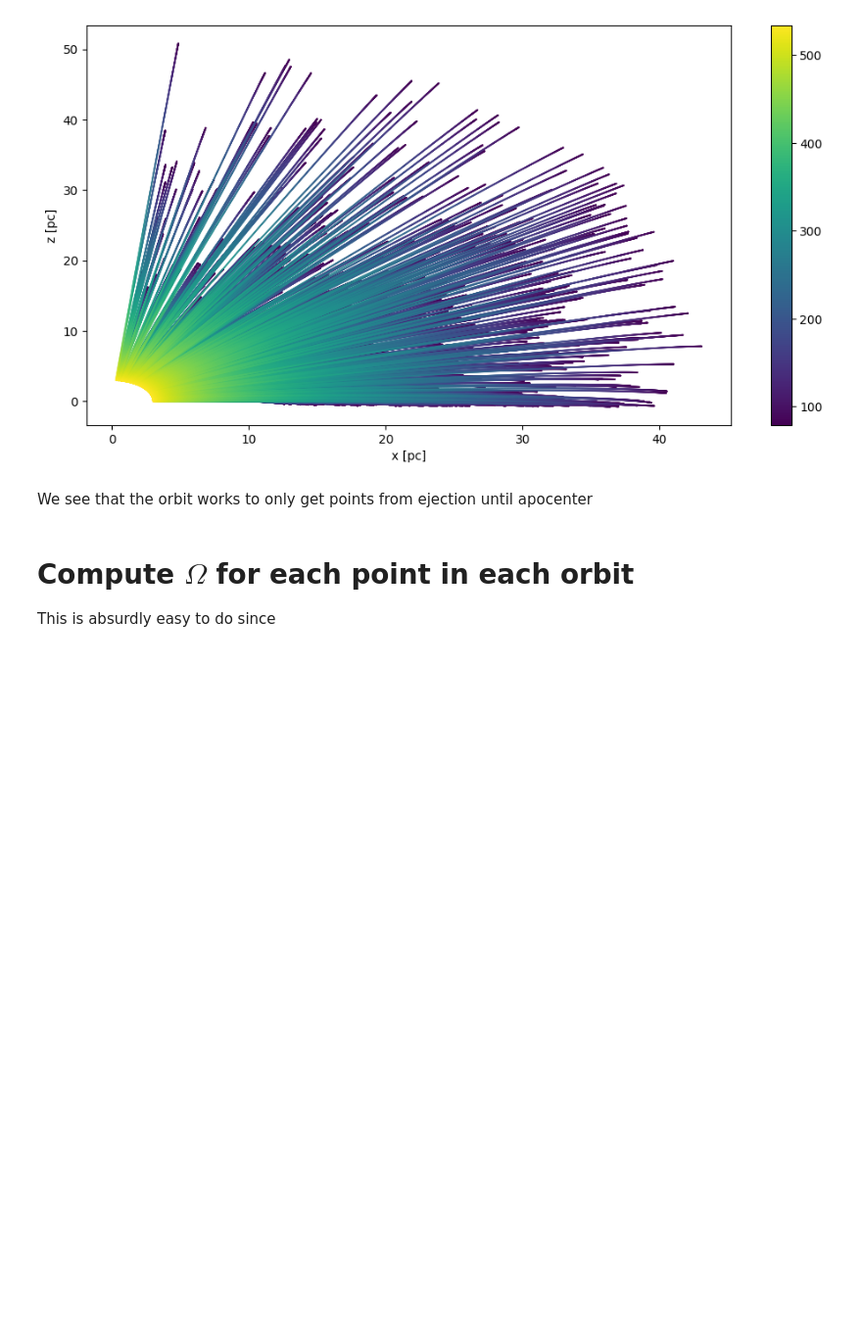
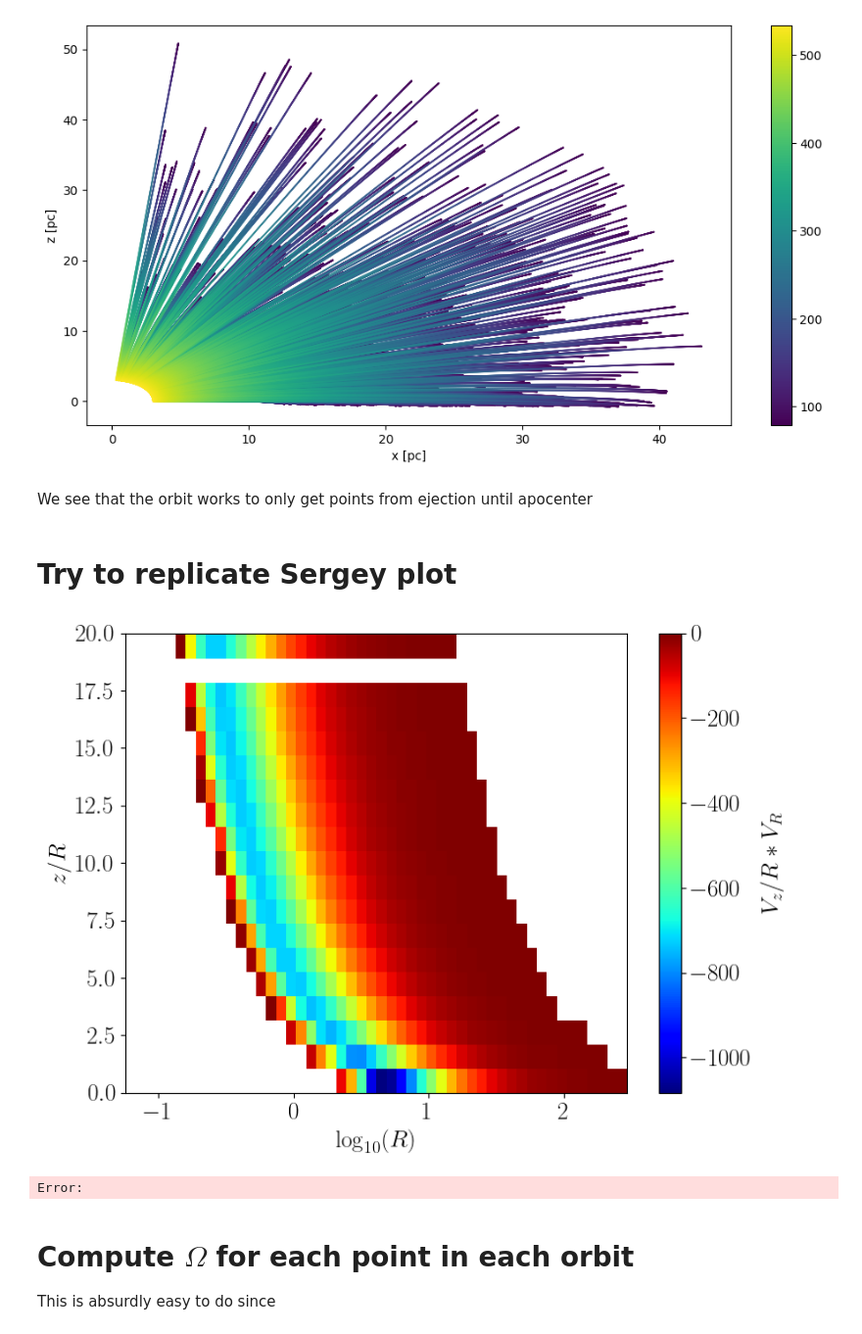
Before and after one commit to fawkez/HVS_1, a Jupyter notebook: Notebooks/implied_calculations/implied_distance_omega.ipynb, the cells around one changed output. Shown at 98% size. Cells and saved outputs as stored; diff of their text form; code cells hidden in the pictures; blank space fills up the shorter version.

Commit message:
went back to sergeys way

```diff
--- a/Notebooks/implied_calculations/implied_distance_omega.ipynb
+++ b/Notebooks/implied_calculations/implied_distance_omega.ipynb
@@ -267,6 +322,61 @@ plt.show()
 [figure]
 # %% [markdown]
 We see that the orbit works to only get points from ejection until apocenter
+# %% [markdown]
+# Try to replicate Sergey plot
+# %%
+R_sergey = (x**2 + y**2)**0.5
+VR_sergey = vx*R_sergey/x
+Vz_sergey = vz - vx*z/x # I do not understand this line
+
+
+
+# Choose how many bins you want in each dimension
+xbins = 50  # bins in z
+ybins = 50  # bins in log10(VR)
+
+# Flatten to go from (10000, 1000) to (10000000,)
+zf = z.flatten()
+VRf = VR_sergey.flatten()
+Vzf = Vz_sergey.flatten()
+Rf = R_sergey.flatten()
+
+
+from scipy.stats import binned_statistic_2d
+
+# Use binned_statistic_2d to compute the mean ratio in each (z, logVR) bin
+# statistic='mean' can also be 'median', 'count', 'sum', etc.
+stat, xedges, yedges, binnum = binned_statistic_2d(
+    y= zf/Rf, # to avoid log(0) we add a small number
+    x=np.log10(Rf),
+    values=Vzf/Rf*VRf,
+    statistic='mean',
+    bins=[xbins, ybins]
+)
+
+# 'stat' is a 2D array of the same shape as bins: (xbins, ybins)
+# We can plot it with pcolormesh (or imshow).
+plt.figure(figsize=(8, 6))
+# Note that stat is indexed as stat[ix, iy], but pcolormesh expects
+# xedges (length xbins+1) along the horizontal axis, yedges (length ybins+1)
+# along the vertical axis, so we transpose 'stat' in pcolormesh.
+plt.pcolormesh(xedges, yedges, stat.T, cmap='jet', shading='auto')#, vmin= 0, vmax= 2e3)
+
+# Colorbar labeling
+cb = plt.colorbar()
+cb.set_label(r'$V_z/R*V_R$ ')
+
+plt.xlabel(r'$\log_{10}(R)$')
+plt.ylabel(r'$z/R$')
+#plt.title(r'')
+plt.tight_layout()
+plt.ylim(0, 20)
+#plt.xlim(
+# -2, 2)
+plt.show()
+# %% [output]
+[figure, added]
+Error:
 # %% [markdown]
 # Compute $\Omega$ for each point in each orbit
 
```
Also changed, not shown: parts of 50 cells of this notebook, 10 other files.
